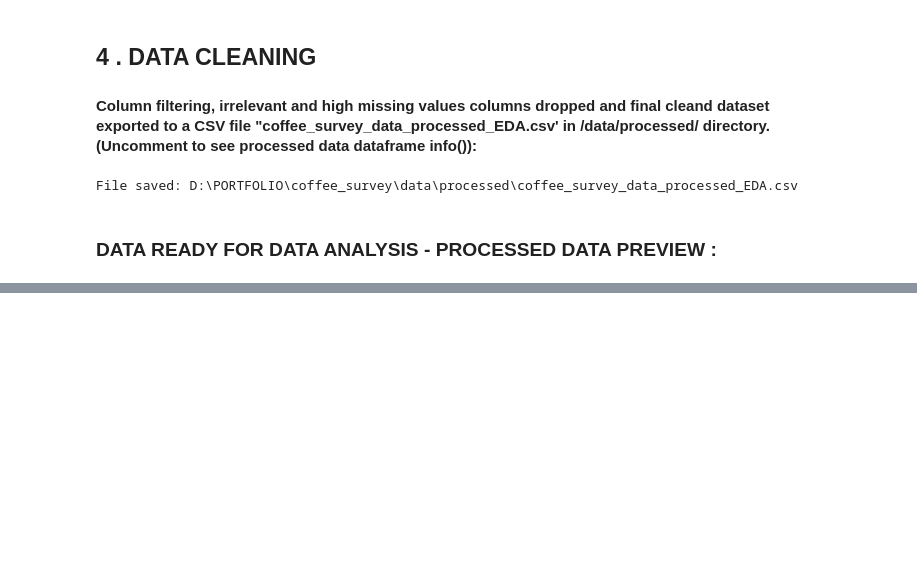
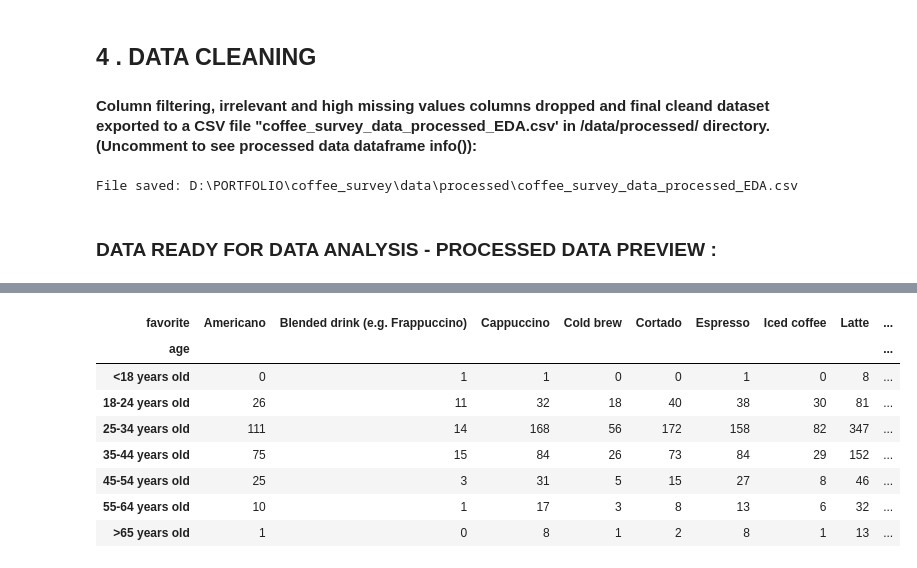
Before and after one commit to briella-codes/coffee_survey, a Jupyter notebook: notebooks/survey_analysis_english.ipynb, the cells around one changed output, grey strips where cells are left out. Drawn from its saved outputs; the diff is of its cells as text; code cells hidden in the pictures; blank space fills up the shorter version.

```diff
--- a/notebooks/survey_analysis_english.ipynb
+++ b/notebooks/survey_analysis_english.ipynb
@@ -270,0 +335,7 @@ show_df(survey_df[['age','cups','additions','roast_level','favorite','taste','ho
+# %%
+print_title("FAVORITE Coffee grouped and counted by AGE Groups:")
+fav_coffee_by_age = survey_df_eda.groupby(['age','favorite'], observed=True).size()
+fav_coffee_by_age = (fav_coffee_by_age.unstack(fill_value=0))
+
+summary(fav_coffee_by_age, show="display")
+# %% [output]
@@ -270,0 +343,9 @@ show_df(survey_df[['age','cups','additions','roast_level','favorite','taste','ho
+| favorite | Americano | Blended drink (e.g. Frappuccino) | Cappuccino | Cold brew | Cortado | Espresso | Iced coffee | Latte | ... |
+| age |  |  |  |  |  |  |  |  | ... |
+| <18 years old | 0 | 1 | 1 | 0 | 0 | 1 | 0 | 8 | ... |
+| 18-24 years old | 26 | 11 | 32 | 18 | 40 | 38 | 30 | 81 | ... |
+| 25-34 years old | 111 | 14 | 168 | 56 | 172 | 158 | 82 | 347 | ... |
+| 35-44 years old | 75 | 15 | 84 | 26 | 73 | 84 | 29 | 152 | ... |
+| 45-54 years old | 25 | 3 | 31 | 5 | 15 | 27 | 8 | 46 | ... |
+| 55-64 years old | 10 | 1 | 17 | 3 | 8 | 13 | 6 | 32 | ... |
+| >65 years old | 1 | 0 | 8 | 1 | 2 | 8 | 1 | 13 | ... |
```
Also changed, not shown: parts of 10 cells of this notebook, 2 other files.
